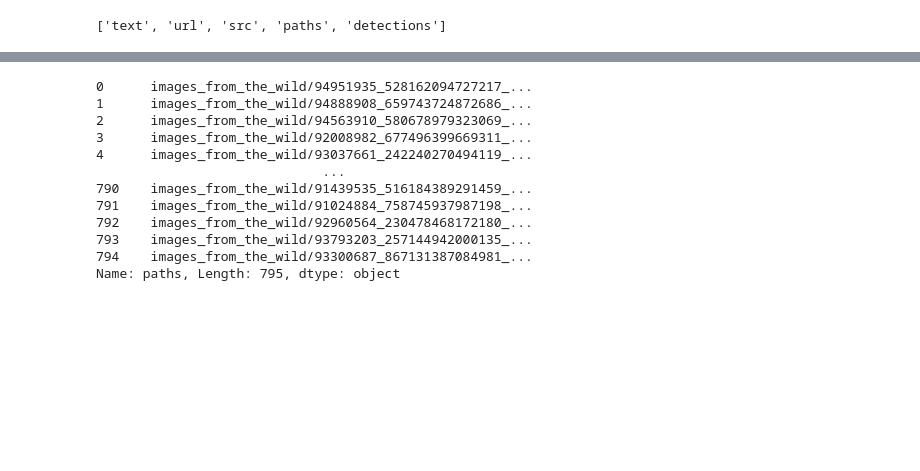
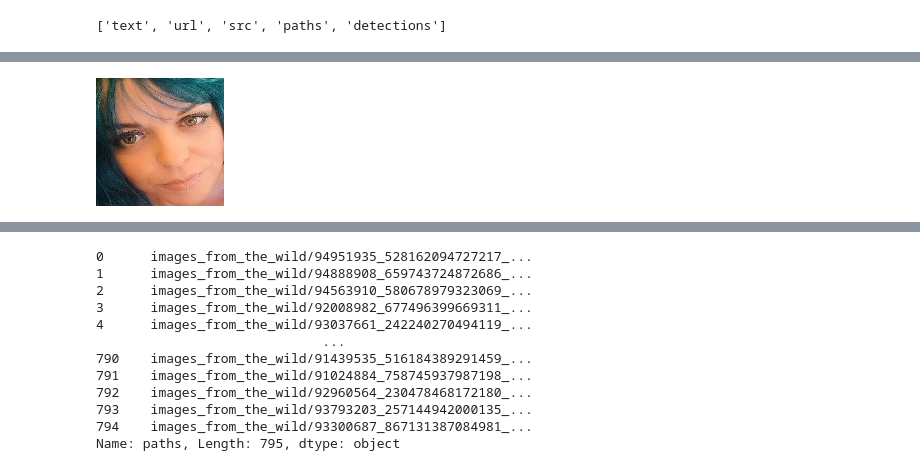
Before and after one commit to shpq/utils, a Jupyter notebook: training/age/ages_from_the_wild/detections_vis.ipynb, the cells around one changed output, grey strips where cells are left out. Cells and saved outputs as stored; diff of their text form; code cells hidden in the pictures; blank space fills up the shorter version.

```diff
--- a/training/age/ages_from_the_wild/detections_vis.ipynb
+++ b/training/age/ages_from_the_wild/detections_vis.ipynb
@@ -377,0 +453,4 @@ list(df.columns) + ['detections']
+# %%
+df = pd.read_pickle("wild_ages_with_path.pk")
+# %%
+df = df.dropna(subset=['paths'])
@@ -377,0 +464,7 @@ list(df.columns) + ['detections']
+# %%
+image = sample(os.listdir("cropped_images/"), 1)[0]
+display(df[df.paths.str.contains(image[:-7])])
+
+
+Image.open("cropped_images/" + image)
+# %% [output]
@@ -377,0 +473 @@ list(df.columns) + ['detections']
+[figure, added]
```
Also changed, not shown: parts of 118 cells of this notebook, 16 other files.
